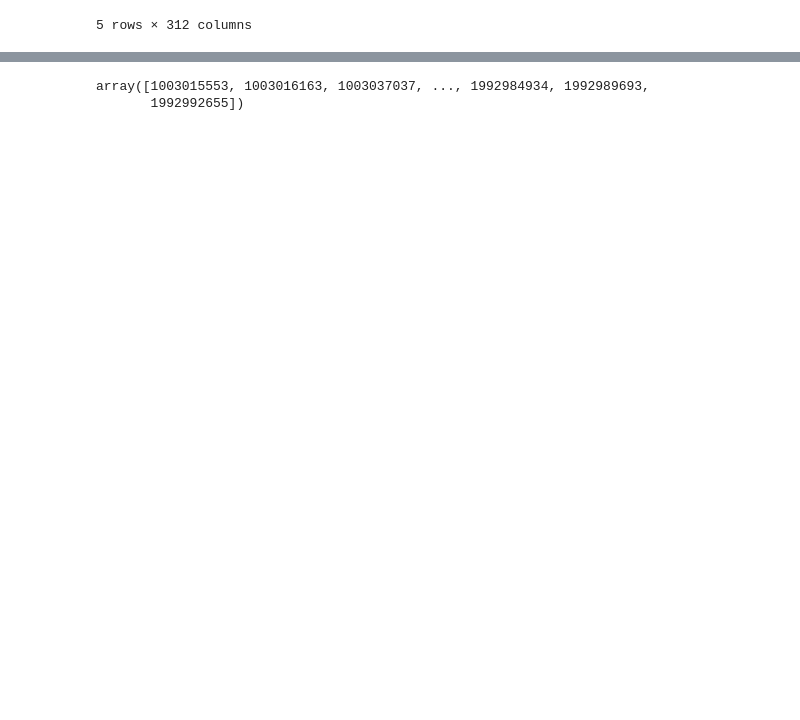
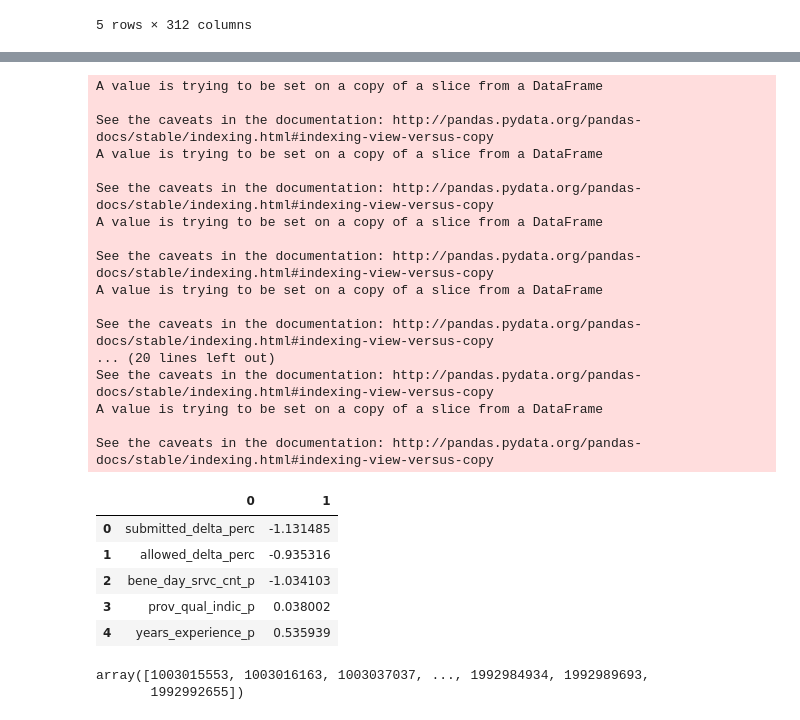
Before and after one commit to aurel1212/Capstone-TBD, a Jupyter notebook: model_testing.ipynb, the cells around one changed output, grey strips where cells are left out. Drawn from its saved outputs; the diff is of its cells as text; code cells hidden in the pictures; blank space fills up the shorter version.

```diff
--- a/model_testing.ipynb
+++ b/model_testing.ipynb
@@ -298,3 +311,55 @@ ratios.shape
+# %%
+# adjustments[1][0]=-5*adjustments[1][0]
+# adjustments[1][1]=-5*adjustments[1][1]
+# adjustments[1][2]=-5*adjustments[1][2]
+# adjustments[1][3]=10*adjustments[1][3]
+# adjustments[1][4]=5*adjustments[1][4]
+# adjustments[1][5]=10*adjustments[1][5]
+# adjustments[1][6]=10*adjustments[1][6]
+# adjustments[1][7]=10*adjustments[1][7]
+# adjustments[1][8]=10*adjustments[1][8]
+# adjustments[1][9]=10*adjustments[1][9]
+# adjustments[1][10]=10*adjustments[1][10]
+# adjustments[1][11]=10*adjustments[1][11]
+# adjustments.head()
+adjustments[1][0]=-7*adjustments[1][0]
+adjustments[1][1]=-7*adjustments[1][1]
+adjustments[1][2]=-7*adjustments[1][2]
+adjustments[1][3]=10*adjustments[1][3]
+adjustments[1][4]=5*adjustments[1][4]
+adjustments[1][5]=10*adjustments[1][5]
+adjustments[1][6]=10*adjustments[1][6]
+adjustments[1][7]=10*adjustments[1][7]
+adjustments[1][8]=10*adjustments[1][8]
+adjustments[1][9]=10*adjustments[1][9]
+adjustments[1][10]=10*adjustments[1][10]
+adjustments[1][11]=10*adjustments[1][11]
+adjustments.head()
+#df_score.shape
+# %% [output]
+A value is trying to be set on a copy of a slice from a DataFrame
+
+See the caveats in the documentation: http://pandas.pydata.org/pandas-docs/stable/indexing.html#indexing-view-versus-copy
+A value is trying to be set on a copy of a slice from a DataFrame
+
+See the caveats in the documentation: http://pandas.pydata.org/pandas-docs/stable/indexing.html#indexing-view-versus-copy
+A value is trying to be set on a copy of a slice from a DataFrame
+
+See the caveats in the documentation: http://pandas.pydata.org/pandas-docs/stable/indexing.html#indexing-view-versus-copy
+A value is trying to be set on a copy of a slice from a DataFrame
+
+See the caveats in the documentation: http://pandas.pydata.org/pandas-docs/stable/indexing.html#indexing-view-versus-copy
+... (20 lines left out)
+See the caveats in the documentation: http://pandas.pydata.org/pandas-docs/stable/indexing.html#indexing-view-versus-copy
+A value is trying to be set on a copy of a slice from a DataFrame
+
+See the caveats in the documentation: http://pandas.pydata.org/pandas-docs/stable/indexing.html#indexing-view-versus-copy
+|  | 0 | 1 |
+| 0 | submitted_delta_perc | -1.131485 |
+| 1 | allowed_delta_perc | -0.935316 |
+| 2 | bene_day_srvc_cnt_p | -1.034103 |
+| 3 | prov_qual_indic_p | 0.038002 |
+| 4 | years_experience_p | 0.535939 |
 # %%
 #ret.dot(df3.set_index('Symbol'))
 scores=df_score.dot(ratios.set_index([0]))
```
Also changed, not shown: parts of 19 cells of this notebook.
